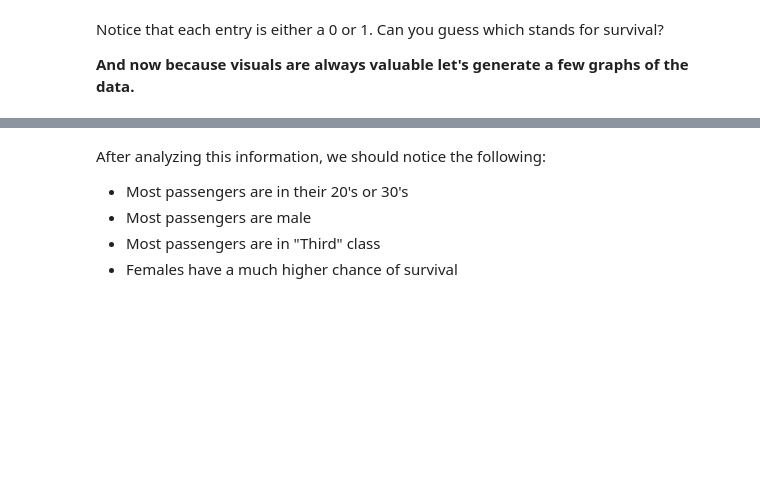
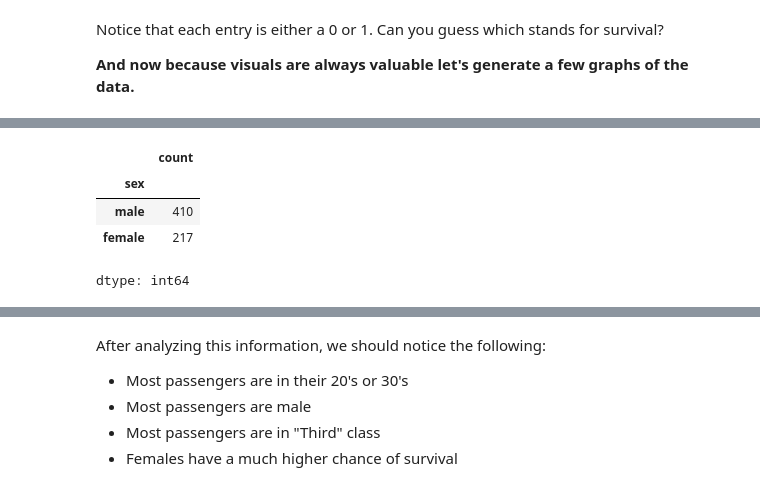
Before and after one commit to hemu2014/python-ML, a Jupyter notebook: 机器学习-算法/Core_Learning_Algorithms.ipynb, the cells around one changed output, grey strips where cells are left out. Saved outputs shown, nothing was run; the diff lists cells and outputs as text; code cells hidden in the pictures; blank space fills up the shorter version.

```diff
--- a/机器学习-算法/Core_Learning_Algorithms.ipynb
+++ b/机器学习-算法/Core_Learning_Algorithms.ipynb
@@ -264 +287,9 @@ dftrain.age.hist(bins=20)
+# %%
+dftrain.sex.value_counts()
+# %% [output]
+|  | count |
+| sex |  |
+| male | 410 |
+| female | 217 |
+dtype: int64
 # %%
```
Also changed, not shown: parts of 14 cells of this notebook.
